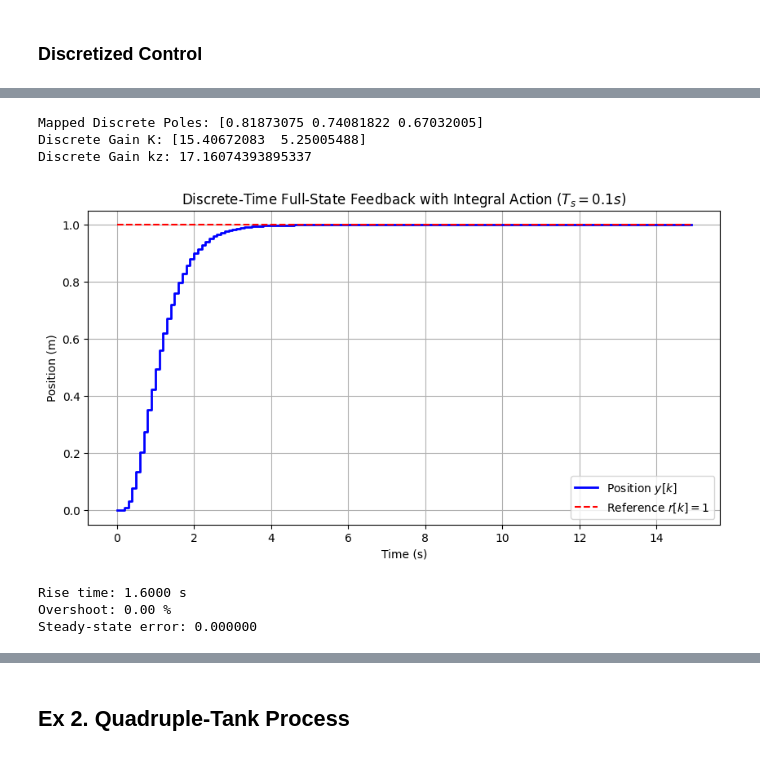
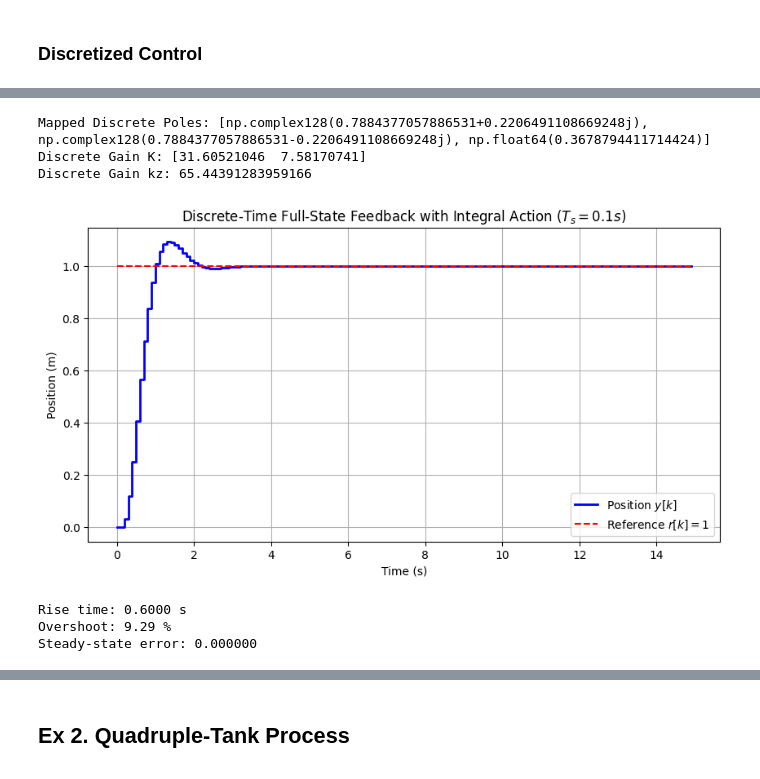
Before and after one commit to vizanca12/ControlClasses, a Jupyter notebook: projet/APM_4AUT2_TA_FinalProject.ipynb, the cells around one changed output, grey strips where cells are left out. Cells and saved outputs as stored; diff of their text form; code cells hidden in the pictures.

```diff
--- a/projet/APM_4AUT2_TA_FinalProject.ipynb
+++ b/projet/APM_4AUT2_TA_FinalProject.ipynb
@@ -95,11 +95,16 @@ D_ms = np.array([[0.0]])
 G = ct.ss2tf(ct.ss(A_ms, B_ms, C_ms, D_ms))
 print("Plant G(s):", G)
 
+p1,p2 = complex(-sigma, wd), complex(-sigma, -wd)
+
 # PID: C(s) = Kp + Ki/s + Kd*s
 # Closed-loop characteristic polynomial with unity feedback:
 # s^3 + (2 + Kd)s^2 + (5 + Kp)s + Ki
 # Choose desired polynomial as dominant pair * extra real pole
 p3 = 5.0 * sigma
+
+poles_desired = [p1, p2, -p3]
+print("Desired closed-loop poles:", poles_desired)
 
 # (s^2 + 2*sigma*s + wn^2)*(s + p3) = s^3 + a2*s^2 + a1*s + a0
 a2 = 2.0 * sigma + p3
@@ -169,7 +189,7 @@ Ba = np.block([
 
 # 3. Alocação de Polos
 # Polos desejados para atingir as restrições de tempo e sobressinal
-p = [-2, -3, -4]
+p = poles_desired
 
 # Calcula os ganhos K_a usando o método place
 #Como se estivesse fazendo Ackermann, mas usando place para o sistema aumentado
@@ -271,5 +364,8 @@ discrete_poles = np.exp(continuous_poles * Ts)
 # %%
 #FeedBack control design using pole placement for the discrete augmented system
+# 4. Map the continuous poles to the discrete domain (z = e^(s*Ts))
+continuous_poles = poles_desired
+discrete_poles = [np.exp(p * Ts) for p in continuous_poles]
 
 
 # 5. Calculate the feedback gains using pole placement
@@ -318,37 +414,37 @@ for i in range(n_steps):
 
 # 7. Plotting the results
 plt.figure(figsize=(10, 5))
 plt.step(t, y, where='post', label='Position $y[k]$', color='blue', linewidth=2)
 plt.plot(t, r, '--', label='Reference $r[k] = 1$', color='red')
 plt.title('Discrete-Time Full-State Feedback with Integral Action ($T_s = 0.1s$)')
 plt.xlabel('Time (s)')
 plt.ylabel('Position (m)')
 plt.grid(True)
 plt.legend()
 plt.show()
 
 
 #closed-loop system for step response analysis
 A_cl = A_ad - B_ad @ Ka
 B_cl = np.array([[0],
                  [0],
                  [Ts]])  # Reference input affects only the integrator state
 C_cl = np.array([[1, 0, 0]])  # We want to observe the position output
 D_cl = np.array([[0]])
 
 sys_cl = ct.StateSpace(A_cl, B_cl, C_cl, D_cl, dt=Ts)
 info = ct.step_info(sys_cl)
 tr = float(info["RiseTime"])
 overshoot = float(info["Overshoot"])
 sse = abs(1.0 - float(info["SteadyStateValue"]))
 print(f"Rise time: {tr:.4f} s")
 print(f"Overshoot: {overshoot:.2f} %")
 print(f"Steady-state error: {sse:.6f}")
 # %% [output]
-Mapped Discrete Poles: [0.81873075 0.74081822 0.67032005]
-Discrete Gain K: [15.40672083  5.25005488]
-Discrete Gain kz: 17.16074393895337
+Mapped Discrete Poles: [np.complex128(0.7884377057886531+0.2206491108669248j), np.complex128(0.7884377057886531-0.2206491108669248j), np.float64(0.3678794411714424)]
+Discrete Gain K: [31.60521046  7.58170741]
+Discrete Gain kz: 65.44391283959166
-[figure, old version]
+[figure, new version]
-Rise time: 1.6000 s
-Overshoot: 0.00 %
+Rise time: 0.6000 s
+Overshoot: 9.29 %
 Steady-state error: 0.000000
```
Also changed, not shown: parts of 11 cells of this notebook.
